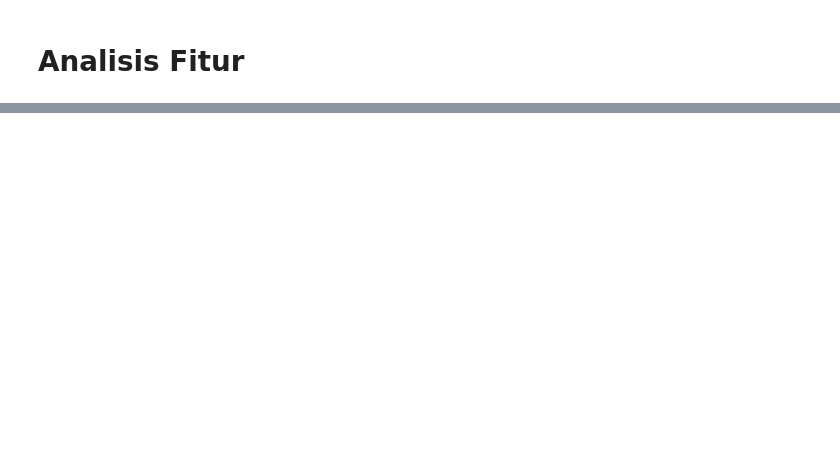
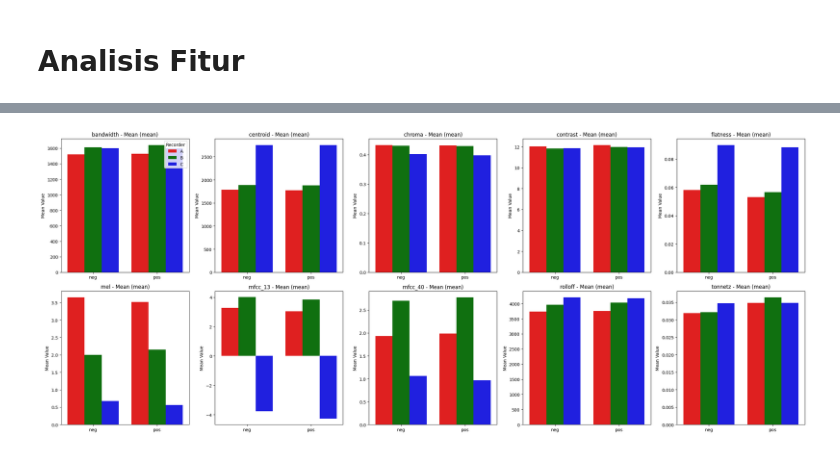
Before and after one commit to faalas/tbcare-pkmkc-2025, a Jupyter notebook: Google Dataset/Script.ipynb, the cells around one changed output, grey strips where cells are left out. Saved outputs shown, nothing was run; the diff lists cells and outputs as text; code cells hidden in the pictures; blank space fills up the shorter version.

```diff
--- a/Google Dataset/Script.ipynb
+++ b/Google Dataset/Script.ipynb
@@ -349,8 +328,7 @@ if __name__ == "__main__":
 # %% [markdown]
 ## **2_Validasi Batuk dan Cleaning**
 # %%
-# Validasi Batuk
-
+# Validasi Batuk dengan YAMNet
 import warnings
 
 # Supress warnings dari librosa/tensorflow
@@ -366,7 +344,7 @@ META_VALIDATED_PATH = os.path.join(SEG_PATH, "metadata_validated.csv")
 # === Load YAMNet & class map ===
 print("📦 Memuat model YAMNet...")
 yamnet_model = hub.load('https://tfhub.dev/google/yamnet/1')
-class_names = list(pd.read_csv(os.path.join(BASE_PATH, 'yamnet_class_map.csv'))['display_name'])
+class_names = list(pd.read_csv('./yamnet_class_map.csv')['display_name'])
 
 # === Baca metadata segmented ===
 df = pd.read_csv(META_SEG_PATH)
@@ -572,0 +1053,89 @@ if __name__ == "__main__":
+# %%
+# Visualization
+import matplotlib.pyplot as plt
+import seaborn as sns
+import math
+
+def visualize_summary(df_summary, version):
+    if df_summary.empty:
+        print(f"No data to visualize for {version}")
+        return
+
+    # Define recorder colors (A, B, C)
+    recorder_palette = {
+        "A": "red",
+        "B": "green",
+        "C": "blue"
+    }
+
+    # --- Preprocess Group -> Label + Recorder ---
+    df = df_summary.copy()
+    df["Recorder"] = df["Group"].str.extract(r"([ABC])")
+    df["Label"] = df["Group"].str.extract(r"(pos|neg)")
+
+    features = df["Feature"].unique()
+    n_feats = len(features)
+
+    # Split features into two halves
+    half = math.ceil(n_feats / 2)
+    feature_batches = [features[:half], features[half:]]
+
+    # --- Per-feature Mean plots, batched into 2 rows ---
+    fig, axes = plt.subplots(2, half, figsize=(5*half, 10))
+    axes = axes.flatten()
+
+    for idx, feat in enumerate(features):
+        feat_df = df[df["Feature"] == feat]
+        sns.barplot(
+            data=feat_df,
+            x="Label", y="Mean", hue="Recorder",
+            palette=recorder_palette, errorbar=None,
+            ax=axes[idx]
+        )
+        axes[idx].set_title(f"{feat} - Mean ({version})")
+        axes[idx].set_ylabel("Mean Value")
+        axes[idx].set_xlabel("")
+        if idx == 0:
+            axes[idx].legend(title="Recorder")
+        else:
+            axes[idx].get_legend().remove()
+
+    # Hide empty subplots if any
+    for ax in axes[n_feats:]:
+        ax.axis("off")
+
+    plt.tight_layout()
+    plt.show()
+
+    # --- Per-feature Median plots, batched into 2 rows ---
+    fig, axes = plt.subplots(2, half, figsize=(5*half, 10))
+    axes = axes.flatten()
+
+    for idx, feat in enumerate(features):
+        feat_df = df[df["Feature"] == feat]
+        sns.barplot(
+            data=feat_df,
+            x="Label", y="Median", hue="Recorder",
+            palette=recorder_palette, errorbar=None,
+            ax=axes[idx]
+        )
+        axes[idx].set_title(f"{feat} - Median ({version})")
+        axes[idx].set_ylabel("Median Value")
+        axes[idx].set_xlabel("")
+        if idx == 0:
+            axes[idx].legend(title="Recorder")
+        else:
+            axes[idx].get_legend().remove()
+
+    for ax in axes[n_feats:]:
+        ax.axis("off")
+
+    plt.tight_layout()
+    plt.show()
+
+
+# --- Step 4: Visualization ---
+visualize_summary(df_summary_mean, "mean")
+visualize_summary(df_summary_seq, "seq")
+# %% [output]
+[figure, added]
```
Also changed, not shown: parts of 13 cells of this notebook.
